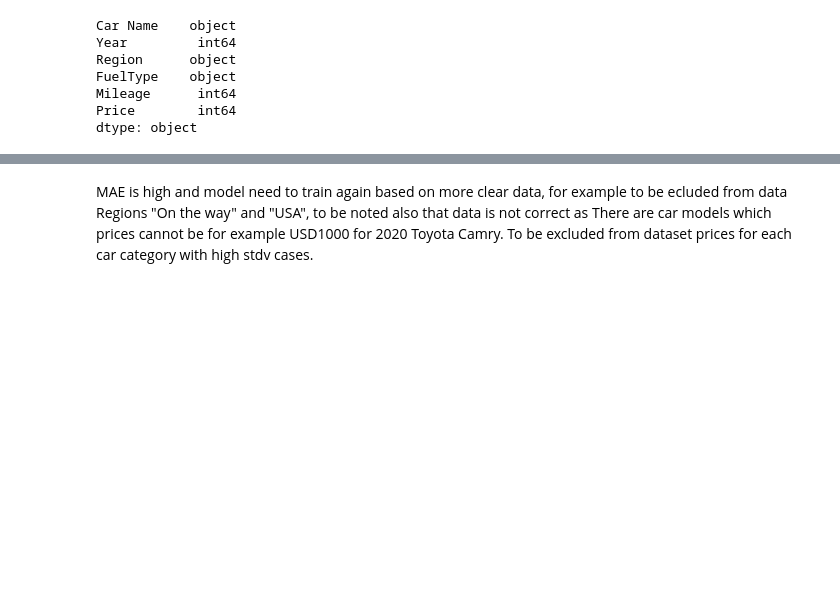
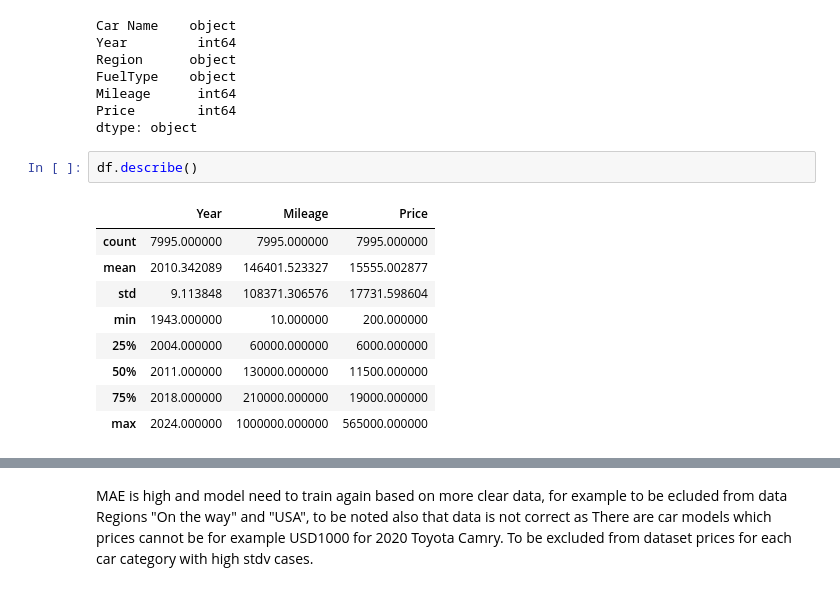
Before and after one commit to melkonyankarapet/Kaggle-data-analysis, a Jupyter notebook: arm-car-values-prediction.ipynb, the cells around one changed output, grey strips where cells are left out. Drawn from its saved outputs; the diff is of its cells as text; blank space fills up the shorter version.

```diff
--- a/arm-car-values-prediction.ipynb
+++ b/arm-car-values-prediction.ipynb
@@ -65,6 +73,18 @@ FuelType    object
 Mileage      int64
 Price        int64
 dtype: object
+# %%
+df.describe()
+# %% [output]
+|  | Year | Mileage | Price |
+| count | 7995.000000 | 7995.000000 | 7995.000000 |
+| mean | 2010.342089 | 146401.523327 | 15555.002877 |
+| std | 9.113848 | 108371.306576 | 17731.598604 |
+| min | 1943.000000 | 10.000000 | 200.000000 |
+| 25% | 2004.000000 | 60000.000000 | 6000.000000 |
+| 50% | 2011.000000 | 130000.000000 | 11500.000000 |
+| 75% | 2018.000000 | 210000.000000 | 19000.000000 |
+| max | 2024.000000 | 1000000.000000 | 565000.000000 |
 # %%
 # Calculate the current year
 current_year = pd.Timestamp.now().year
```
Also changed, not shown: parts of 9 cells of this notebook.
